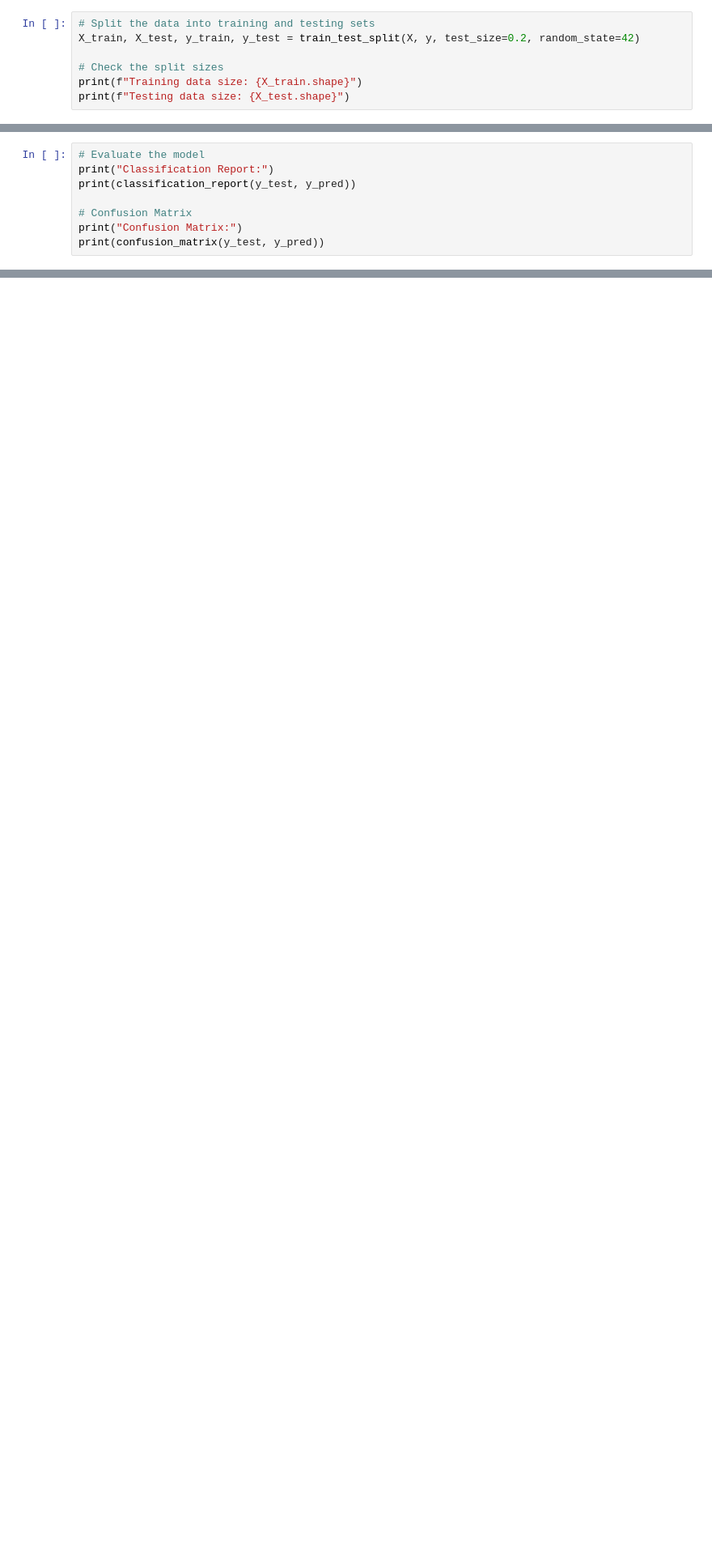
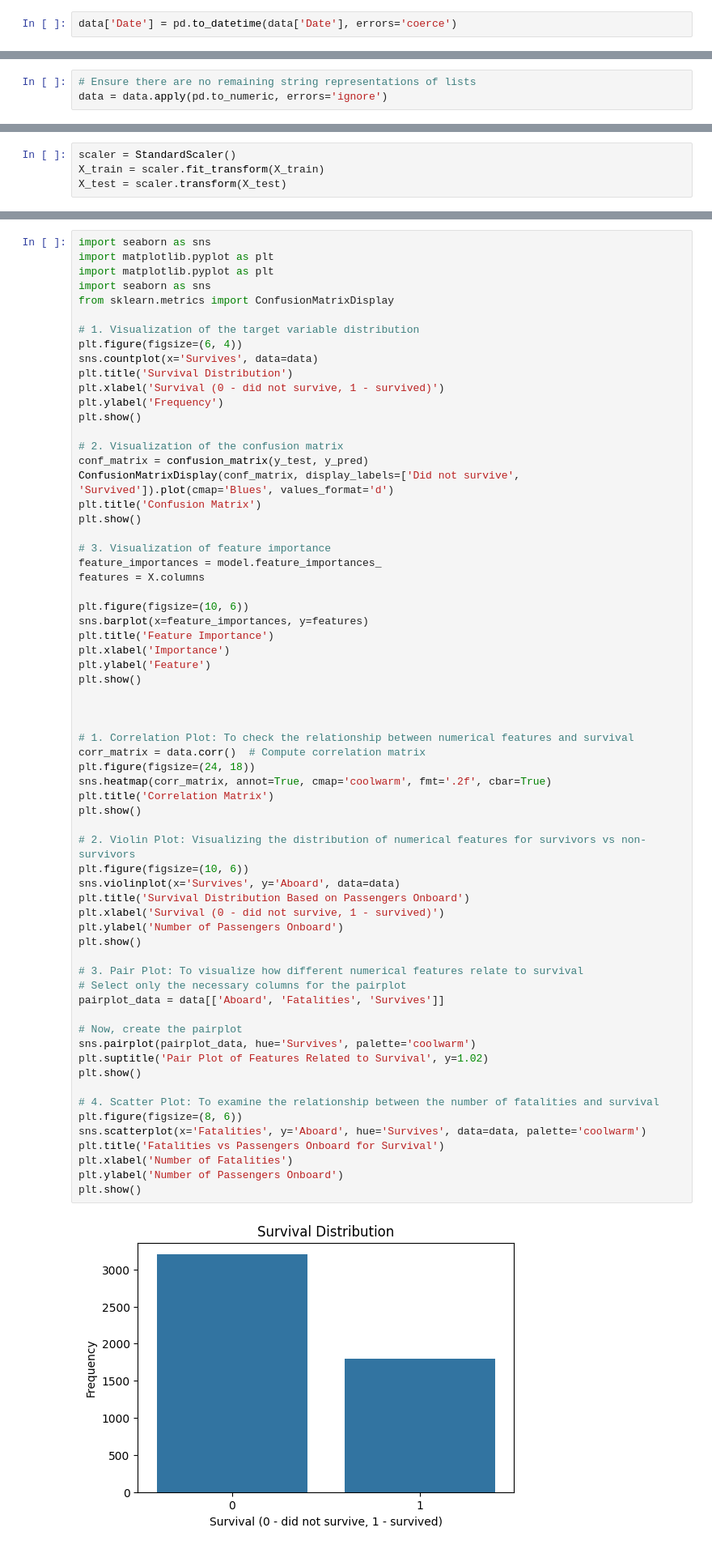
Before and after one commit to Janspitoy/AirplaneCrashes, a Jupyter notebook: notebooks/model-training.ipynb, the cells around one changed output, grey strips where cells are left out. Shown at 81% size. Cells and saved outputs as stored; diff of their text form; blank space fills up the shorter version.

Commit message:
training the model

```diff
--- a/notebooks/model-training.ipynb
+++ b/notebooks/model-training.ipynb
@@ -124,7 +40,2 @@ Step 6: Split the Data into Training and Test Sets
 # %%
-# Split the data into training and testing sets
-X_train, X_test, y_train, y_test = train_test_split(X, y, test_size=0.2, random_state=42)
-
-# Check the split sizes
-print(f"Training data size: {X_train.shape}")
-print(f"Testing data size: {X_test.shape}")
+data['Date'] = pd.to_datetime(data['Date'], errors='coerce')
@@ -147,8 +51,3 @@ Step 8: Evaluate the Model
 # %%
-# Evaluate the model
-print("Classification Report:")
-print(classification_report(y_test, y_pred))
-
-# Confusion Matrix
-print("Confusion Matrix:")
-print(confusion_matrix(y_test, y_pred))
+# Ensure there are no remaining string representations of lists
+data = data.apply(pd.to_numeric, errors='ignore')
@@ -188,0 +65,4 @@ plt.show()
+# %%
+scaler = StandardScaler()
+X_train = scaler.fit_transform(X_train)
+X_test = scaler.transform(X_test)
@@ -188,0 +110,67 @@ plt.show()
+# %%
+import seaborn as sns
+import matplotlib.pyplot as plt
+import matplotlib.pyplot as plt
+import seaborn as sns
+from sklearn.metrics import ConfusionMatrixDisplay
+
+# 1. Visualization of the target variable distribution
+plt.figure(figsize=(6, 4))
+sns.countplot(x='Survives', data=data)
+plt.title('Survival Distribution')
+plt.xlabel('Survival (0 - did not survive, 1 - survived)')
+plt.ylabel('Frequency')
+plt.show()
+
+# 2. Visualization of the confusion matrix
+conf_matrix = confusion_matrix(y_test, y_pred)
+ConfusionMatrixDisplay(conf_matrix, display_labels=['Did not survive', 'Survived']).plot(cmap='Blues', values_format='d')
+plt.title('Confusion Matrix')
+plt.show()
+
+# 3. Visualization of feature importance
+feature_importances = model.feature_importances_
+features = X.columns
+
+plt.figure(figsize=(10, 6))
+sns.barplot(x=feature_importances, y=features)
+plt.title('Feature Importance')
+plt.xlabel('Importance')
+plt.ylabel('Feature')
+plt.show()
+
+
+
+# 1. Correlation Plot: To check the relationship between numerical features and survival
+corr_matrix = data.corr()  # Compute correlation matrix
+plt.figure(figsize=(24, 18))
+sns.heatmap(corr_matrix, annot=True, cmap='coolwarm', fmt='.2f', cbar=True)
+plt.title('Correlation Matrix')
+plt.show()
+
+# 2. Violin Plot: Visualizing the distribution of numerical features for survivors vs non-survivors
+plt.figure(figsize=(10, 6))
+sns.violinplot(x='Survives', y='Aboard', data=data)
+plt.title('Survival Distribution Based on Passengers Onboard')
+plt.xlabel('Survival (0 - did not survive, 1 - survived)')
+plt.ylabel('Number of Passengers Onboard')
+plt.show()
+
+# 3. Pair Plot: To visualize how different numerical features relate to survival
+# Select only the necessary columns for the pairplot
+pairplot_data = data[['Aboard', 'Fatalities', 'Survives']]
+
+# Now, create the pairplot
+sns.pairplot(pairplot_data, hue='Survives', palette='coolwarm')
+plt.suptitle('Pair Plot of Features Related to Survival', y=1.02)
+plt.show()
+
+# 4. Scatter Plot: To examine the relationship between the number of fatalities and survival
+plt.figure(figsize=(8, 6))
+sns.scatterplot(x='Fatalities', y='Aboard', hue='Survives', data=data, palette='coolwarm')
+plt.title('Fatalities vs Passengers Onboard for Survival')
+plt.xlabel('Number of Fatalities')
+plt.ylabel('Number of Passengers Onboard')
+plt.show()
+# %% [output]
+[figure, added]
```
Also changed, not shown: parts of 35 cells of this notebook.
